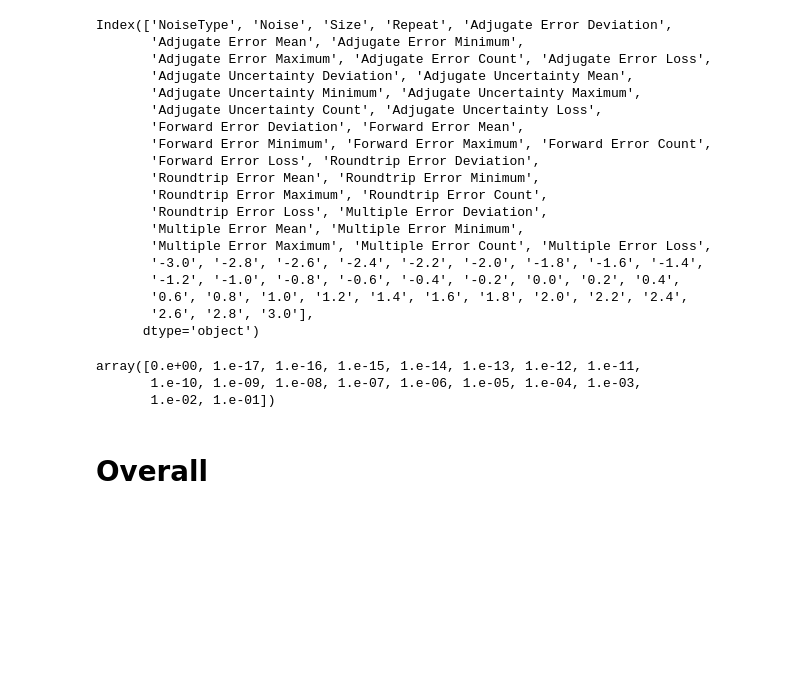
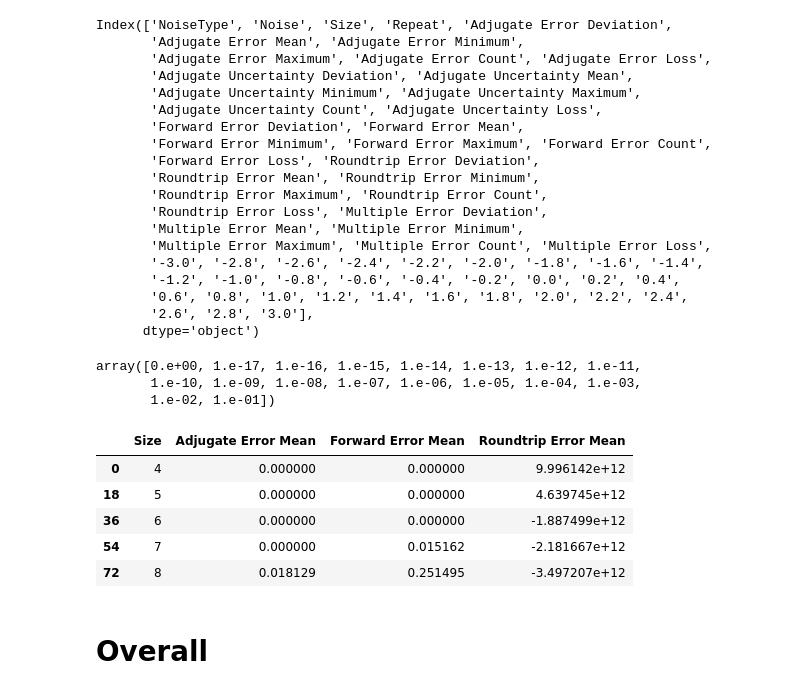
Before and after one commit to Chengpu0707/VarianceArithmetic, a Jupyter notebook: IPyNb/AdjugateMatrix.ipynb, the cells around one changed output. Drawn from its saved outputs; the diff is of its cells as text; code cells hidden in the pictures; blank space fills up the shorter version.

```diff
--- a/IPyNb/AdjugateMatrix.ipynb
+++ b/IPyNb/AdjugateMatrix.ipynb
@@ -47,6 +47,15 @@ df['Noise'].unique()
 array([0.e+00, 1.e-17, 1.e-16, 1.e-15, 1.e-14, 1.e-13, 1.e-12, 1.e-11,
        1.e-10, 1.e-09, 1.e-08, 1.e-07, 1.e-06, 1.e-05, 1.e-04, 1.e-03,
        1.e-02, 1.e-01])
+# %%
+df[df['Noise'] == 0][['Size', 'Adjugate Error Mean', 'Forward Error Mean', 'Roundtrip Error Mean']].head()
+# %% [output]
+|  | Size | Adjugate Error Mean | Forward Error Mean | Roundtrip Error Mean |
+| 0 | 4 | 0.000000 | 0.000000 | 9.996142e+12 |
+| 18 | 5 | 0.000000 | 0.000000 | 4.639745e+12 |
+| 36 | 6 | 0.000000 | 0.000000 | -1.887499e+12 |
+| 54 | 7 | 0.000000 | 0.015162 | -2.181667e+12 |
+| 72 | 8 | 0.018129 | 0.251495 | -3.497207e+12 |
 # %% [markdown]
 # Overall
 # %%
```
Also changed, not shown: parts of 10 cells of this notebook, 2 other files.
